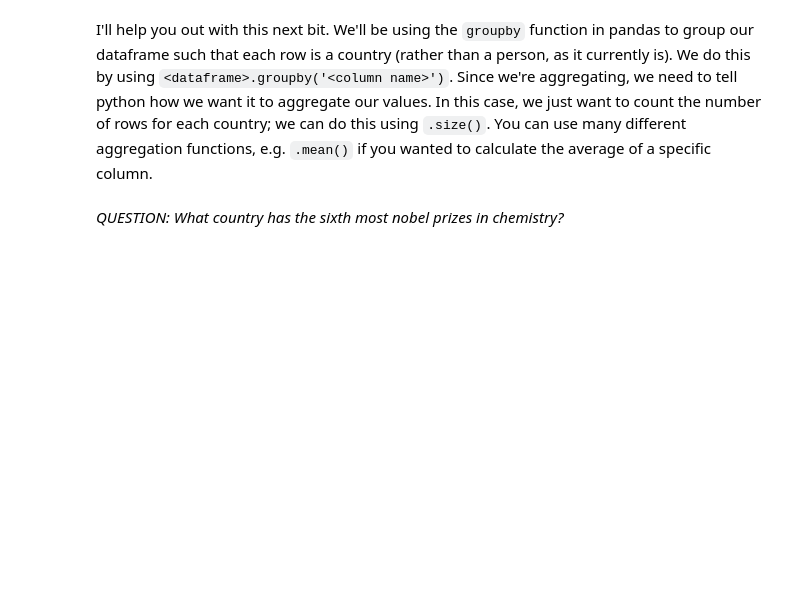
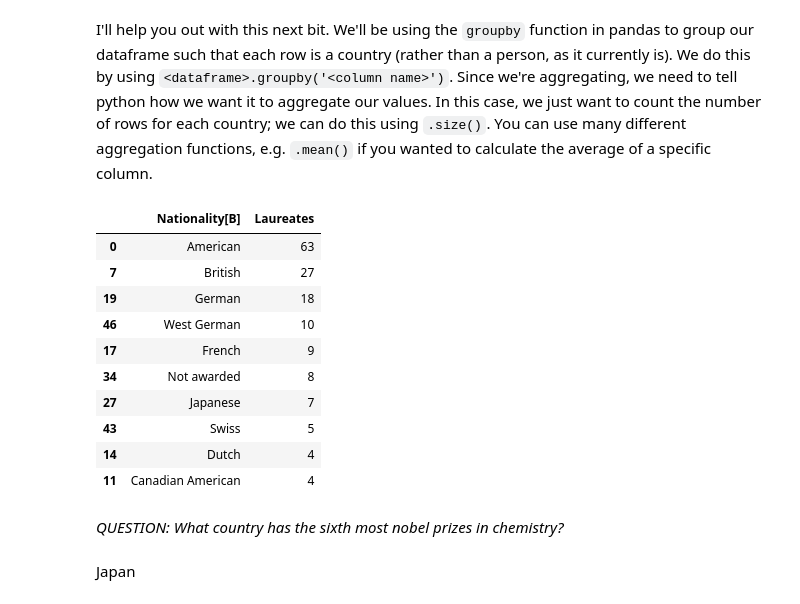
Before and after one commit to ecenazkaya/QM2, a Jupyter notebook: notebooks/W02. Pandas.ipynb, the cells around one changed output. Cells and saved outputs as stored; diff of their text form; code cells hidden in the pictures; blank space fills up the shorter version.

```diff
--- a/notebooks/W02. Pandas.ipynb
+++ b/notebooks/W02. Pandas.ipynb
@@ -402,2 +482,7 @@ Using the following URL https://en.wikipedia.org/wiki/List_of_Nobel_laureates_in
+# %%
+import pandas
+url='https://en.wikipedia.org/wiki/List_of_Nobel_laureates_in_Chemistry'
+tables=pandas.read_html(url)
+chem=tables[0]
 # %% [markdown]
 I'll help you out with this next bit. We'll be using the `groupby` function in pandas to group our dataframe such that each row is a country (rather than a person, as it currently is). We do this by using `<dataframe>.groupby('<column name>')`. Since we're aggregating, we need to tell python how we want it to aggregate our values. In this case, we just want to count the number of rows for each country; we can do this using `.size()`. You can use many different aggregation functions, e.g. `.mean()` if you wanted to calculate the average of a specific column.
@@ -410,2 +489,20 @@ I'll help you out with this next bit. We'll be using the `groupby` function in p
+# %%
+country=chem.groupby('Nationality[B]').size().reset_index(name='Laureates')
+country=country.sort_values(by=['Laureates'], ascending=False)
+country.head(10)
+# %% [output]
+|  | Nationality[B] | Laureates |
+| 0 | American | 63 |
+| 7 | British | 27 |
+| 19 | German | 18 |
+| 46 | West German | 10 |
+| 17 | French | 9 |
+| 34 | Not awarded | 8 |
+| 27 | Japanese | 7 |
+| 43 | Swiss | 5 |
+| 14 | Dutch | 4 |
+| 11 | Canadian American | 4 |
 # %% [markdown]
 *QUESTION: What country has the sixth most nobel prizes in chemistry?*
+# %% [markdown]
+Japan
```
Also changed, not shown: parts of 10 cells of this notebook.
